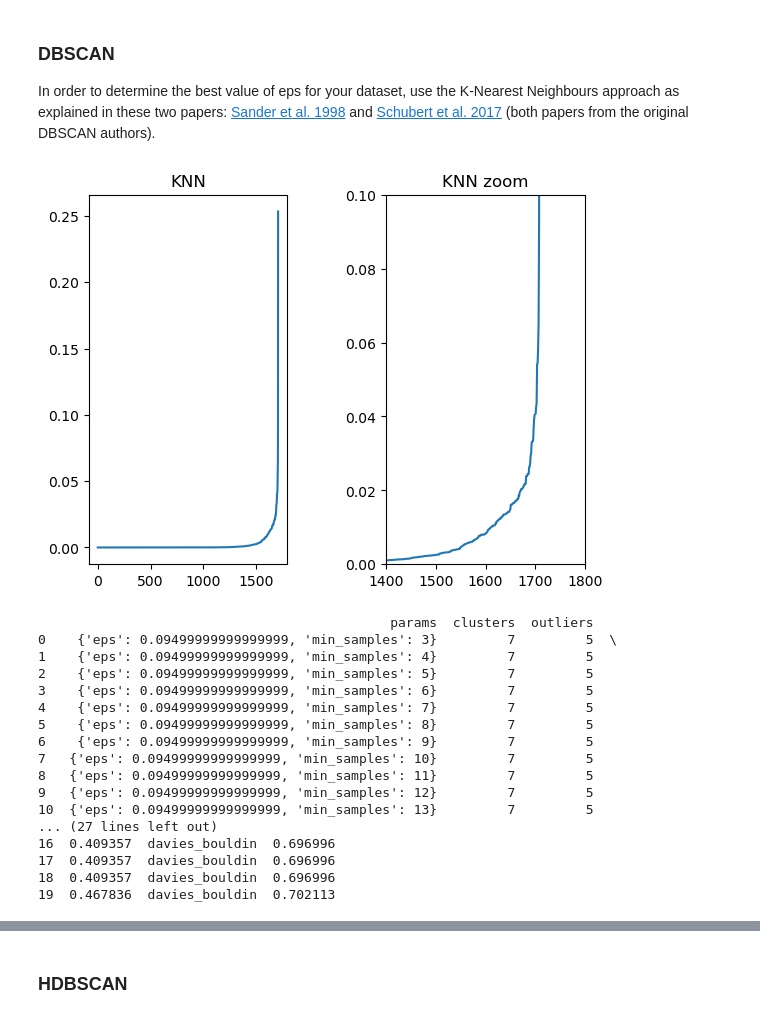
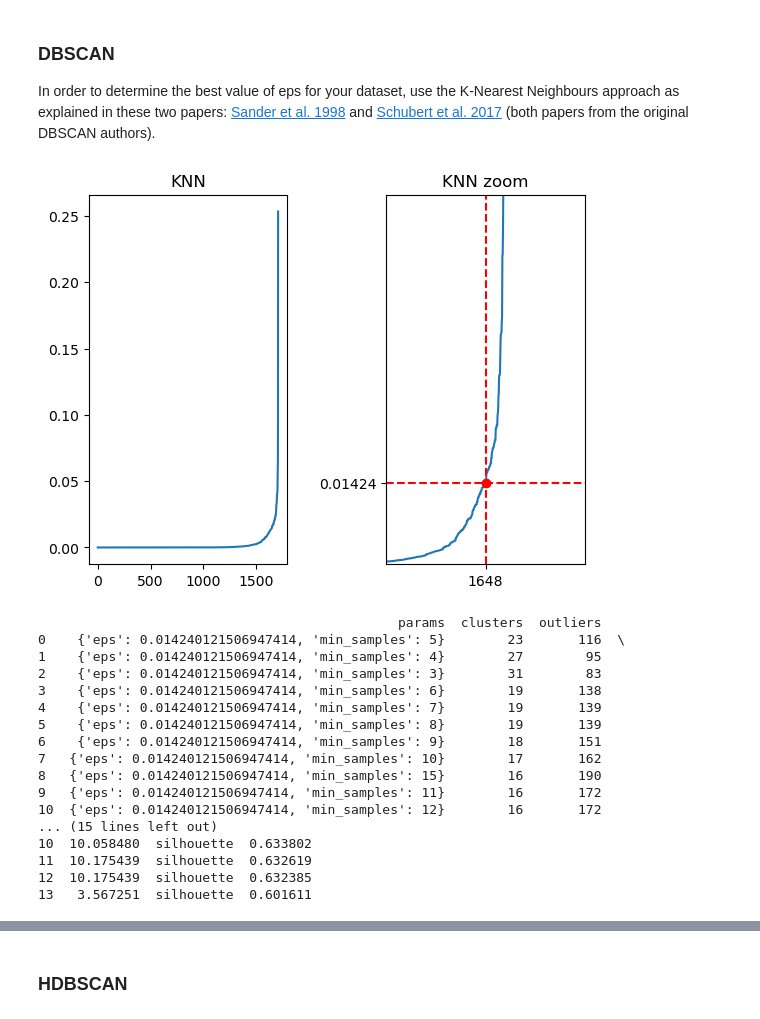
Before and after one commit to rodrigosancho/ucjc_data-science_tfm, a Jupyter notebook: Data_procesing_pipeline.ipynb, the cells around one changed output, grey strips where cells are left out. Saved outputs shown, nothing was run; the diff lists cells and outputs as text; code cells hidden in the pictures.

```diff
--- a/Data_procesing_pipeline.ipynb
+++ b/Data_procesing_pipeline.ipynb
@@ -36,58 +36,52 @@ erp_distances = erp_calculator['erp_distances']
 
 In order to determine the best value of eps for your dataset, use the K-Nearest Neighbours approach as explained in these two papers: [Sander et al. 1998](https://citeseerx.ist.psu.edu/viewdoc/download?doi=10.1.1.63.1629&rep=rep1&type=pdf) and [Schubert et al. 2017](https://www.ccs.neu.edu/home/vip/teach/DMcourse/2_cluster_EM_mixt/notes_slides/revisitofrevisitDBSCAN.pdf) (both papers from the original DBSCAN authors).
 # %%
+from utils.graphs import show_elbow_plot
 from sklearn.neighbors import NearestNeighbors
-from matplotlib import pyplot as plt
 import numpy as np
 
 neighbors = NearestNeighbors(n_neighbors=6, metric='precomputed')
 neighbors_fit = neighbors.fit(sspd_distances)
 distances, indices = neighbors_fit.kneighbors(sspd_distances)
 
 distances = np.sort(distances, axis=0)
 distances = distances[:,1]
 
-plt.subplot(1, 2, 1)
-plt.plot(distances)
-plt.title('KNN')
-plt.subplots_adjust(wspace=0.5)
+line = np.linspace(distances[0], distances[-1], len(distances))
+distances_to_line = np.abs(distances - line)
+elbow_index = np.argmax(distances_to_line)
 
-plt.subplot(1, 2, 2)
-plt.plot(distances)
-plt.title('KNN zoom')
-plt.axis([1400, 1800, 0, 0.1])
-
-plt.savefig(f'{GRAPHS_PATH}/elbow_sspd.png', dpi=600, bbox_inches='tight')
+show_elbow_plot(distances, elbow_index, f'{GRAPHS_PATH}/elbow_sspd.png')
 # %% [output]
-[figure, old version]
+[figure, new version]
 # %%
 import pandas as pd
 from src.models.search_dbscan import SearchDBSCAN
 
 search = SearchDBSCAN(sspd_distances, params = {
-  "eps": np.arange(0.01, 0.1, 0.005),
-  "min_samples": np.arange(3, 16)
+  "eps": np.array([distances[elbow_index]]),
+  "min_samples": np.arange(2, 16)
 }, method=METHOD)
 
 print(pd.DataFrame(search["results_"]).head(20))
 # %% [output]
-                                             params  clusters  outliers
-0    {'eps': 0.09499999999999999, 'min_samples': 3}         7         5  \
-1    {'eps': 0.09499999999999999, 'min_samples': 4}         7         5
-2    {'eps': 0.09499999999999999, 'min_samples': 5}         7         5
-3    {'eps': 0.09499999999999999, 'min_samples': 6}         7         5
-4    {'eps': 0.09499999999999999, 'min_samples': 7}         7         5
-5    {'eps': 0.09499999999999999, 'min_samples': 8}         7         5
-6    {'eps': 0.09499999999999999, 'min_samples': 9}         7         5
-7   {'eps': 0.09499999999999999, 'min_samples': 10}         7         5
-8   {'eps': 0.09499999999999999, 'min_samples': 11}         7         5
-9   {'eps': 0.09499999999999999, 'min_samples': 12}         7         5
-10  {'eps': 0.09499999999999999, 'min_samples': 13}         7         5
-... (27 lines left out)
-16  0.409357  davies_bouldin  0.696996
-17  0.409357  davies_bouldin  0.696996
-18  0.409357  davies_bouldin  0.696996
-19  0.467836  davies_bouldin  0.702113
+                                              params  clusters  outliers
+0    {'eps': 0.014240121506947414, 'min_samples': 5}        23       116  \
+1    {'eps': 0.014240121506947414, 'min_samples': 4}        27        95
+2    {'eps': 0.014240121506947414, 'min_samples': 3}        31        83
+3    {'eps': 0.014240121506947414, 'min_samples': 6}        19       138
+4    {'eps': 0.014240121506947414, 'min_samples': 7}        19       139
+5    {'eps': 0.014240121506947414, 'min_samples': 8}        19       139
+6    {'eps': 0.014240121506947414, 'min_samples': 9}        18       151
+7   {'eps': 0.014240121506947414, 'min_samples': 10}        17       162
+8   {'eps': 0.014240121506947414, 'min_samples': 15}        16       190
+9   {'eps': 0.014240121506947414, 'min_samples': 11}        16       172
+10  {'eps': 0.014240121506947414, 'min_samples': 12}        16       172
+... (15 lines left out)
+10  10.058480  silhouette  0.633802
+11  10.175439  silhouette  0.632619
+12  10.175439  silhouette  0.632385
+13   3.567251  silhouette  0.601611
 # %%
 from utils.graphs import show_outliers_map
 from sklearn.cluster import DBSCAN
```
Also changed, not shown: parts of 9 cells of this notebook, 17 other files.
